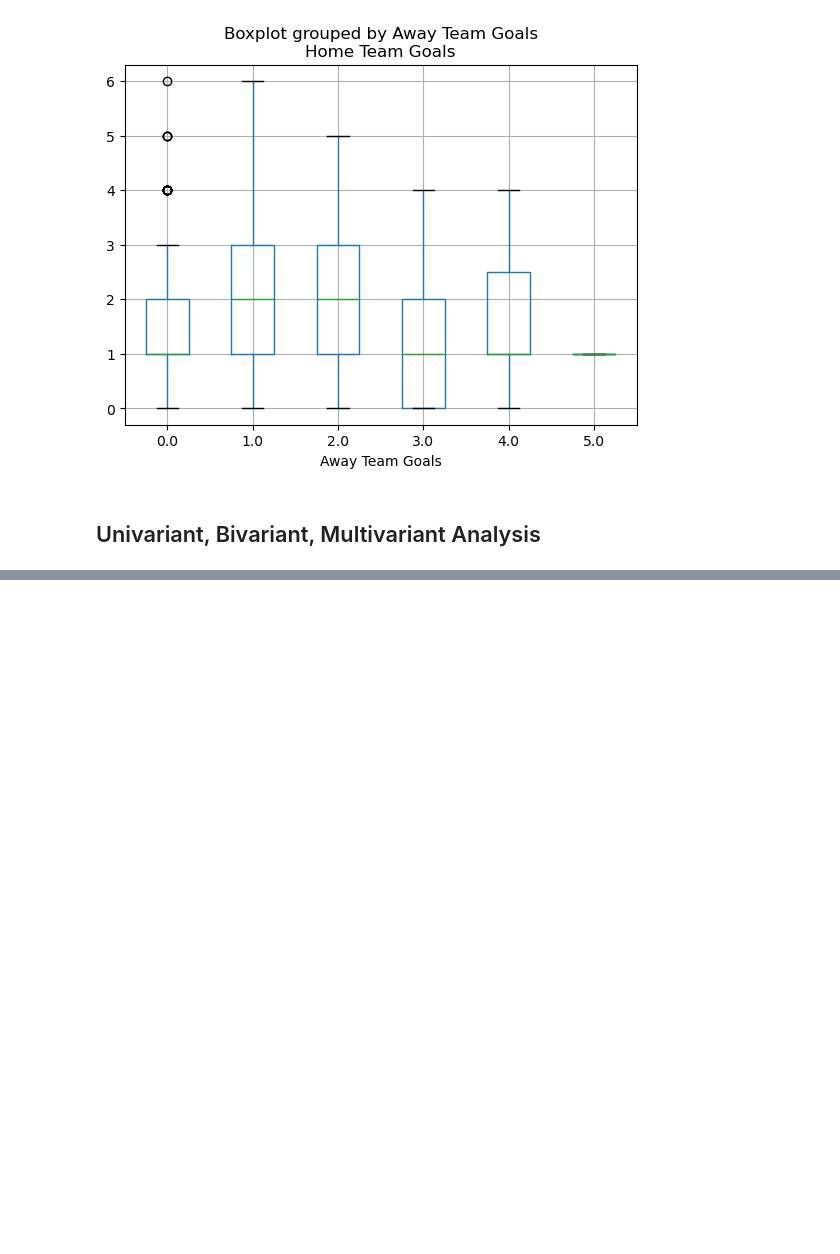
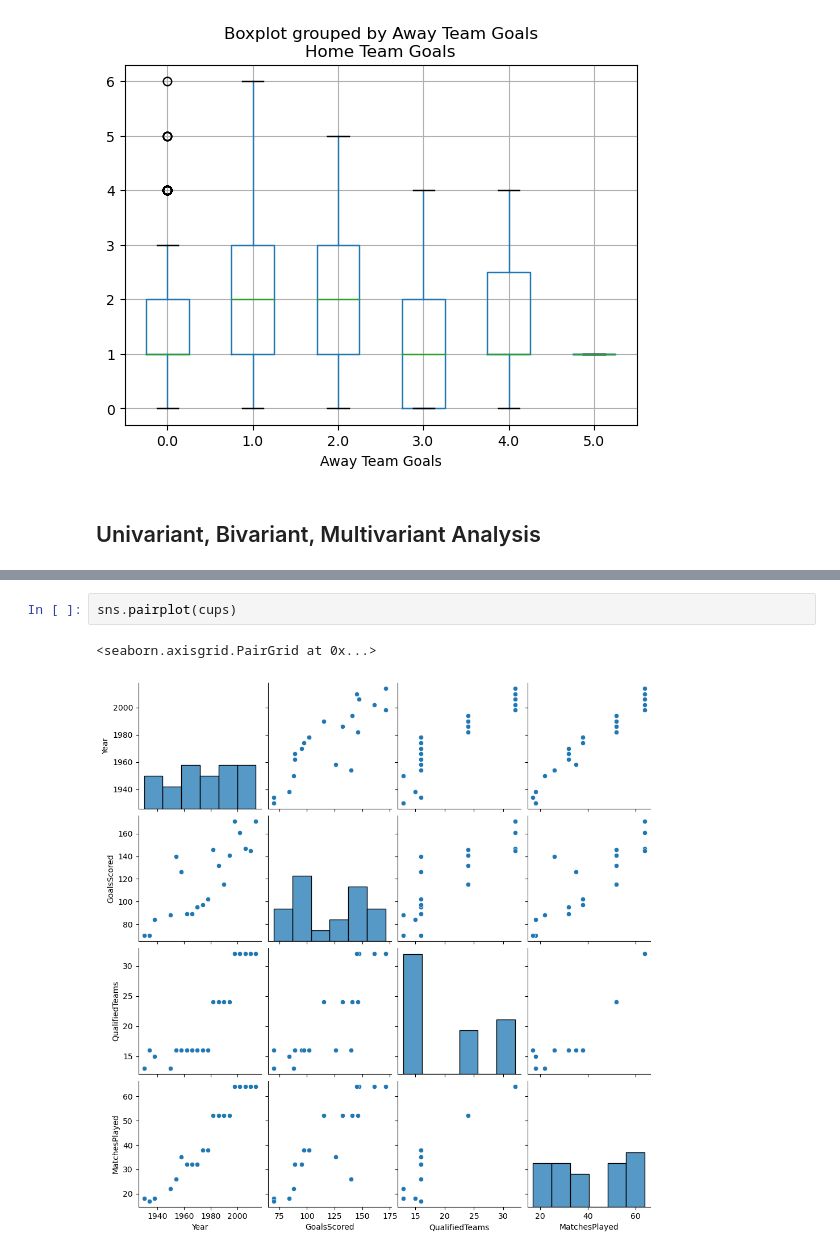
Before and after one commit to tejaswini-girish/PG-IIITH-SoftwareEngineeringForDataScience, a Jupyter notebook: Prerequisites/EDA/FIFAWorldCup/FIFAWorldCup.ipynb, the cells around one changed output, grey strips where cells are left out. Drawn from its saved outputs; the diff is of its cells as text; blank space fills up the shorter version.

```diff
--- a/Prerequisites/EDA/FIFAWorldCup/FIFAWorldCup.ipynb
+++ b/Prerequisites/EDA/FIFAWorldCup/FIFAWorldCup.ipynb
@@ -268,0 +291,5 @@ matches.boxplot(column='Home Team Goals',by='Away Team Goals')
+# %%
+sns.pairplot(cups)
+# %% [output]
+<seaborn.axisgrid.PairGrid at 0x...>
+[figure, added]
```
Also changed, not shown: parts of 17 cells of this notebook.
